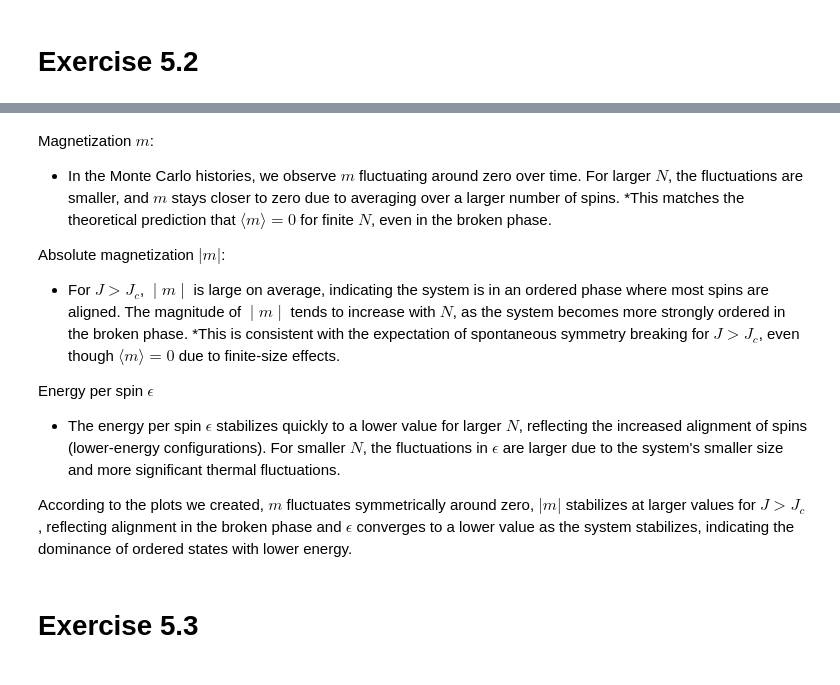
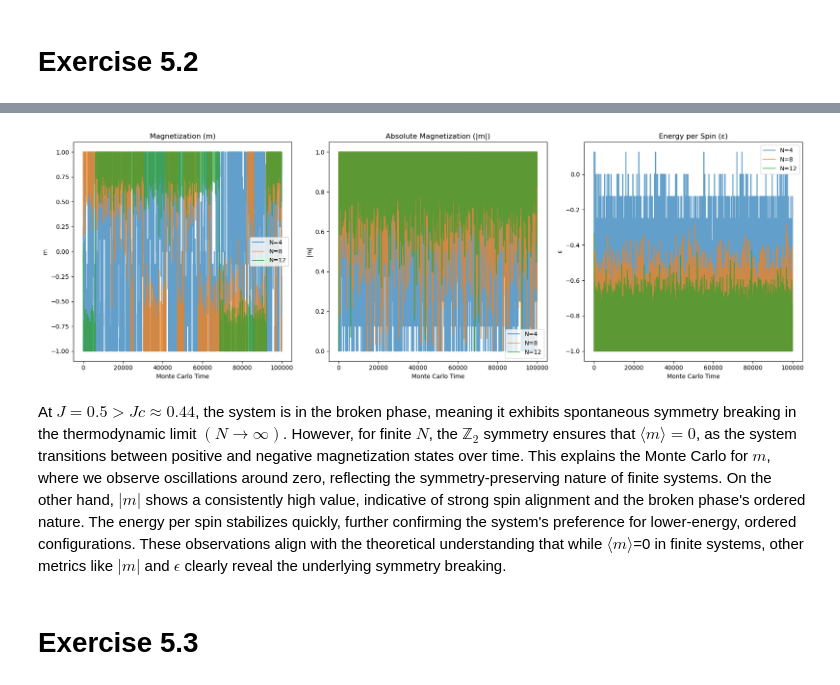
Before and after one commit to mandus24/ComputationalPhysics, a Jupyter notebook: sheet5/sheet5.ipynb, the cells around one changed output, grey strips where cells are left out. Cells and saved outputs as stored; diff of their text form; code cells hidden in the pictures.

```diff
--- a/sheet5/sheet5.ipynb
+++ b/sheet5/sheet5.ipynb
@@ -208,19 +96,57 @@ plt.show()
-# %% [markdown]
-Magnetization $m$:
-* In the Monte Carlo histories, we observe $m$ fluctuating around zero over time. For larger $Ν$, the fluctuations are smaller, and
-$m$ stays closer to zero due to averaging over a larger number of spins.
-*This matches the theoretical prediction that
-$\langle m \rangle=0$ for finite $N$, even in the broken phase.
-
-Absolute magnetization $|m|$:
-* For $J>J_{c}$, $∣m∣$ is large on average, indicating the system is in an ordered phase where most spins are aligned. The magnitude of $∣m∣$ tends to increase with $N$, as the system becomes more strongly ordered in the broken phase.
-*This is consistent with the expectation of spontaneous symmetry breaking for $J>J_{c}$, even though $\langle m \rangle=0$ due to finite-size effects.
-
-Energy per spin $\epsilon$
-* The energy per spin
-$\epsilon$ stabilizes quickly to a lower value for larger $N$, reflecting the increased alignment of spins (lower-energy configurations). For smaller $N$, the fluctuations in $\epsilon$ are larger due to the system's smaller size and more significant thermal fluctuations.
-
-According to the plots we created, $m$ fluctuates symmetrically around zero, $|m|$ stabilizes at larger values for $J>J_{c}$, reflecting alignment in the broken phase and $\epsilon$ converges to a lower value as the system stabilizes, indicating the dominance of ordered states with lower energy.
+# %%
+# Parameters
+J = 0.5
+h = 0.0
+beta = 1.0  # Inverse temperature
+steps = 10**5
+Ns = [4, 8, 12]
+
+# Generate data
+histories = {}
+for N in Ns:
+    L = N
+    spins = np.random.choice([-1, 1], size=(L * L))
+    m_hist, abs_m_hist, epsilon_hist = metropolis_ising(spins, J, h, beta, L, steps)
+    histories[N] = (m_hist, abs_m_hist, epsilon_hist)
+# %%
+# Plotting
+time = np.arange(steps)
+
+plt.figure(figsize=(18, 6))
+
+# Plot magnetization m
+plt.subplot(1, 3, 1)
+for N in Ns:
+    plt.plot(time, histories[N][0], label=f'N={N}',alpha=0.7)
+plt.title('Magnetization (m)')
+plt.xlabel('Monte Carlo Time')
+plt.ylabel('m')
+plt.legend()
+
+# Plot absolute magnetization |m|
+plt.subplot(1, 3, 2)
+for N in Ns:
+    plt.plot(time, histories[N][1], label=f'N={N}',alpha=0.7)
+plt.title('Absolute Magnetization (|m|)')
+plt.xlabel('Monte Carlo Time')
+plt.ylabel('|m|')
+plt.legend()
+
+# Plot energy per spin ε
+plt.subplot(1, 3, 3)
+for N in Ns:
+    plt.plot(time, histories[N][2], label=f'N={N}',alpha=0.7)
+plt.title('Energy per Spin (ε)')
+plt.xlabel('Monte Carlo Time')
+plt.ylabel('ε')
+plt.legend()
+
+plt.tight_layout()
+plt.show()
+# %% [output]
+[figure, added]
+# %% [markdown]
+At $J=0.5>Jc≈0.44$, the system is in the broken phase, meaning it exhibits spontaneous symmetry breaking in the thermodynamic limit $(N→∞)$. However, for finite $N$, the $\mathbb{Z}_{2}$ symmetry ensures that $\langle m \rangle=0$, as the system transitions between positive and negative magnetization states over time. This explains the Monte Carlo for $m$, where we observe oscillations around zero, reflecting the symmetry-preserving nature of finite systems. On the other hand, $|m|$ shows a consistently high value, indicative of strong spin alignment and the broken phase's ordered nature. The energy per spin  stabilizes quickly, further confirming the system's preference for lower-energy, ordered configurations. These observations align with the theoretical understanding that while $\langle m \rangle$=0 in finite systems, other metrics like $|m|$ and $\epsilon$ clearly reveal the underlying symmetry breaking.
 # %% [markdown]
 # Exercise 5.3
 # %%
```
Also changed, not shown: parts of 18 cells of this notebook, 1 other file.
